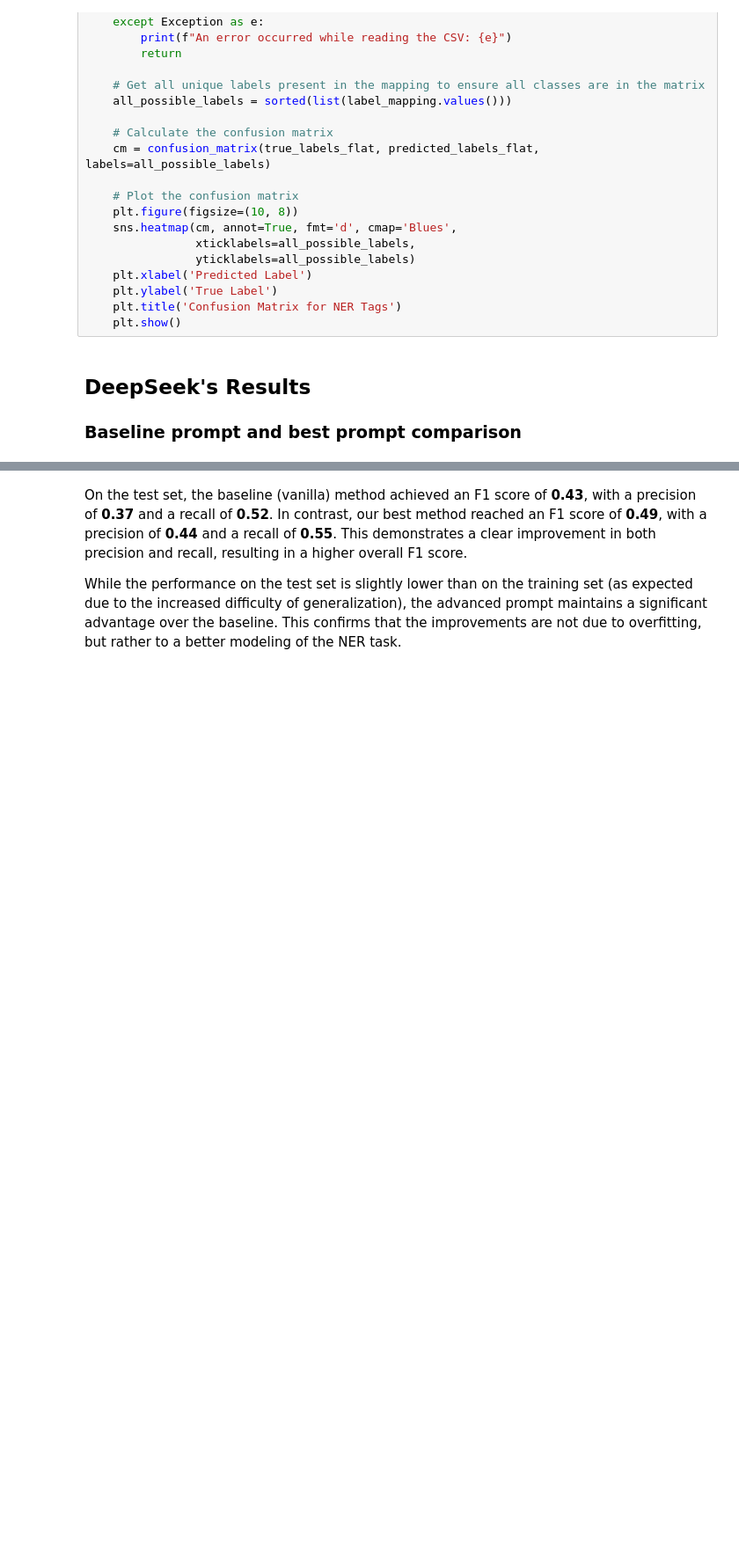
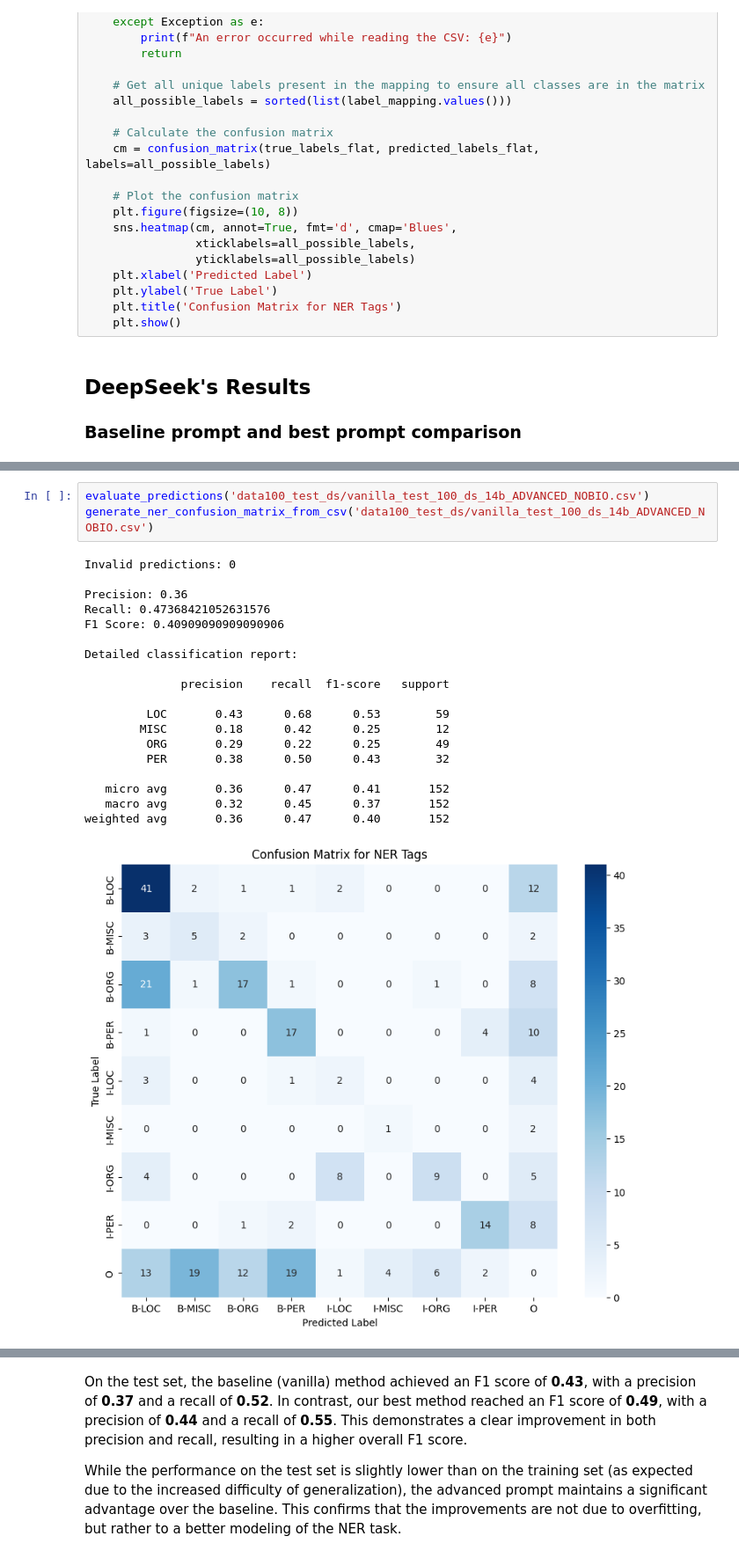
Before and after one commit to Lav-11/NER, a Jupyter notebook: Stella_Lavezzi_NER.ipynb, the cells around one changed output, grey strips where cells are left out. Shown at 88% size. Saved outputs shown, nothing was run; the diff lists cells and outputs as text; blank space fills up the shorter version.

Commit message:
Updated final notebook, added ds ADVANCED csv

```diff
--- a/Stella_Lavezzi_NER.ipynb
+++ b/Stella_Lavezzi_NER.ipynb
@@ -1233,3 +1370,26 @@ generate_ner_confusion_matrix_from_csv('data100_test_ds/vanilla_test_100_ds_14b_
+# %%
+evaluate_predictions('data100_test_ds/vanilla_test_100_ds_14b_ADVANCED_NOBIO.csv')
+generate_ner_confusion_matrix_from_csv('data100_test_ds/vanilla_test_100_ds_14b_ADVANCED_NOBIO.csv')
+# %% [output]
+Invalid predictions: 0
+
+Precision: 0.36
+Recall: 0.47368421052631576
+F1 Score: 0.40909090909090906
+
+Detailed classification report:
+
+              precision    recall  f1-score   support
+
+         LOC       0.43      0.68      0.53        59
+        MISC       0.18      0.42      0.25        12
+         ORG       0.29      0.22      0.25        49
+         PER       0.38      0.50      0.43        32
+
+   micro avg       0.36      0.47      0.41       152
+   macro avg       0.32      0.45      0.37       152
+weighted avg       0.36      0.47      0.40       152
+[figure, added]
 # %%
 evaluate_predictions('data100_test_ds/vanilla_test_100_ds_14b_ADVANCEDPOS_NOBIO.csv')
 generate_ner_confusion_matrix_from_csv('data100_test_ds/vanilla_test_100_ds_14b_ADVANCEDPOS_NOBIO.csv')
```
Also changed, not shown: parts of 4 cells of this notebook, 1 other file.
